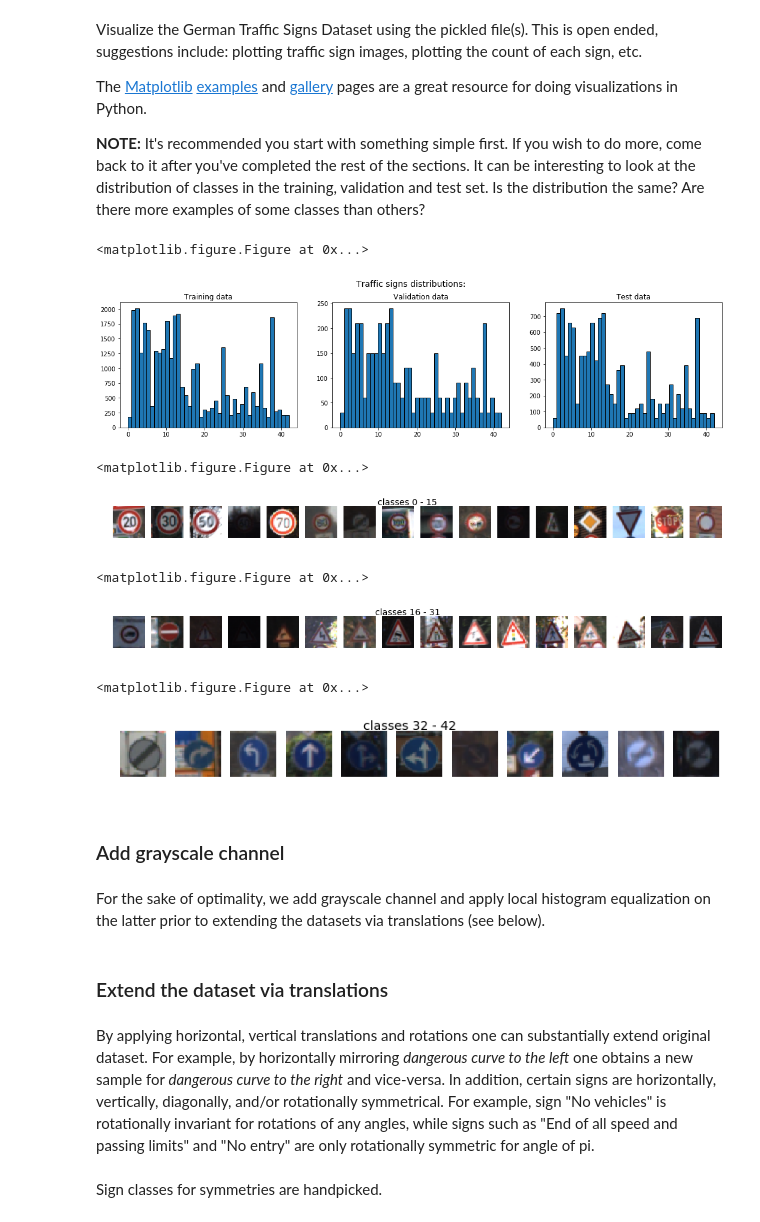
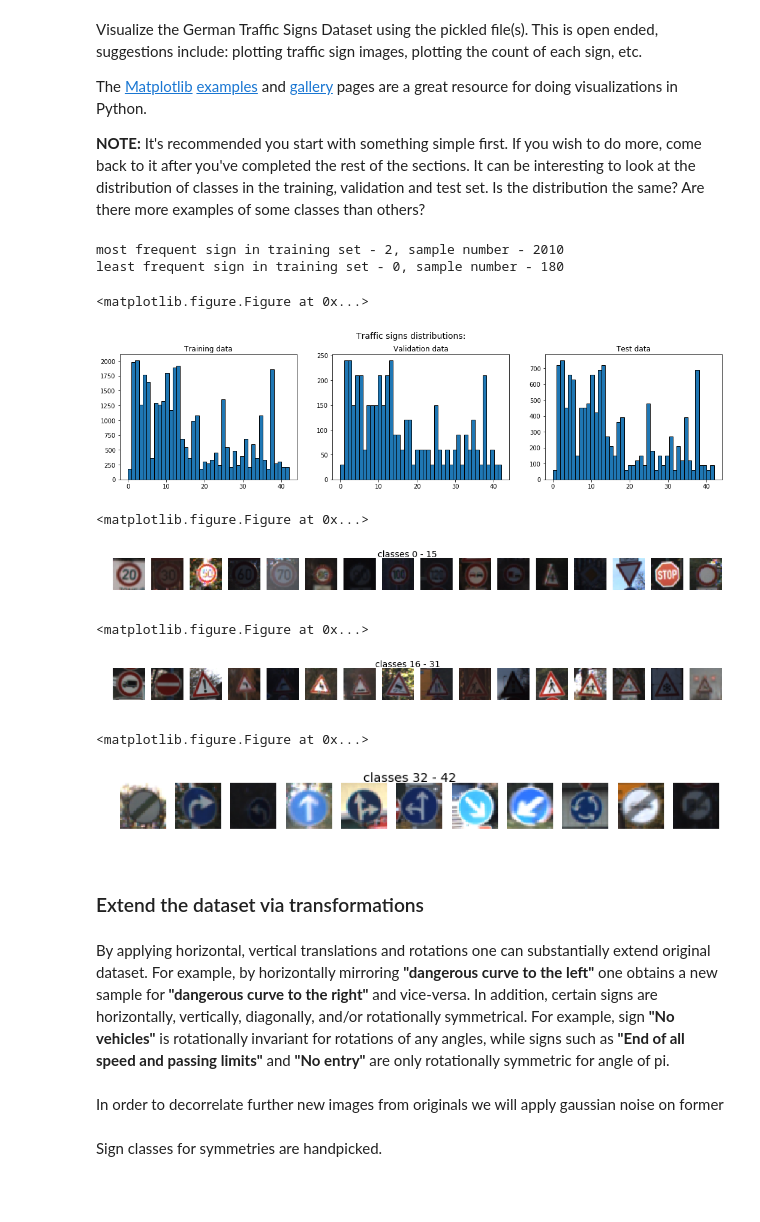
Before and after one commit to MaxEtzo/SDC-Traffic-Signs-Classifier, a Jupyter notebook: Traffic_Sign_Classifier.ipynb, the cells around one changed output. Saved outputs shown, nothing was run; the diff lists cells and outputs as text; code cells hidden in the pictures; blank space fills up the shorter version.

```diff
--- a/Traffic_Sign_Classifier.ipynb
+++ b/Traffic_Sign_Classifier.ipynb
@@ -43,9 +43,10 @@ with open('signnames.csv', newline='') as csvfile:
     for row in reader:
         sign_dict[int(row['ClassId'])] = row['SignName']
 
-X_train, y_train = np.uint8(train['features']), train['labels']
-X_valid, y_valid = np.uint8(valid['features']), valid['labels']
-X_test, y_test = np.uint8(test['features']), test['labels']
+# proper float32 format - the range between 0.0 and 1.0
+X_train, y_train = np.float32(train['features']) / 255, train['labels']
+X_valid, y_valid = np.float32(valid['features']) / 255, valid['labels']
+X_test, y_test   = np.float32(test['features'])  / 255, test['labels']
 # %% [markdown]
 ---
 
@@ -104,72 +105,68 @@ The [Matplotlib](http://matplotlib.org/) [examples](http://matplotlib.org/exampl
 img_h = 1.1
 img_no = 16 # per row
 
-def random_img(class_id, n_random = img_no):
+def random_img(X, y, class_id, img_sh = 1.1, n_random = img_no):
     plt.figure(class_id)
-    fig, axs = plt.subplots(ncols=n_random, figsize=(n_random*img_h, img_h))
+    fig, axs = plt.subplots(ncols=n_random, figsize=(n_random*img_sh, img_sh))
     fig.suptitle('{} random samples for class {} - {}'.format(n_random, class_id, sign_dict[class_id]), fontsize=14)
-    X_rand = X_train[np.random.choice([idx for idx in range(n_train) if y_train[idx] == class_id], n_random),:]
+    X_rand = X[np.random.choice([idx for idx in range(len(y)) if y[idx] == class_id], n_random),:]
     for i in range(n_random):
         axs[i].imshow(X_rand[i])
         axs[i].axis('off')
 
-def draw_range(i, cnt):
+def draw_range(X, y, i, cnt):
     plt.figure('{}-{}'.format(i, i + cnt - 1))
     fig, axs = plt.subplots(ncols=cnt, figsize=(cnt*img_h, img_h))
     fig.suptitle('classes {} - {}'.format(i,i+cnt-1), fontsize=14)
     for j in range(cnt):
-        X_rand = X_train[np.random.choice([idx for idx in range(n_train) if y_train[idx] == i + j], 1)]
+        X_rand = X[np.random.choice([idx for idx in range(len(y)) if y[idx] == i + j], 1)]
         axs[j].imshow(X_rand[0])
         axs[j].axis('off')
 
-def draw_all():
+def draw_all(X, y):
     row_no = n_classes//img_no
     for i in range(row_no):
-        draw_range(i*img_no, img_no)
-    draw_range(img_no*row_no, n_classes-img_no*row_no)
+        draw_range(X, y, i*img_no, img_no)
+    draw_range(X, y, img_no*row_no, n_classes-img_no*row_no)
 # %%
 ### Data exploration visualization code goes here.
 ### Feel free to use as many code cells as needed.
 import matplotlib.pyplot as plt
+from collections import Counter
 # Visualizations will be shown in the notebook.
 %matplotlib inline
 
 plt.figure('hist')
 fig, (ax0, ax1, ax2) = plt.subplots(ncols=3, figsize=(18, 4))
 fig.suptitle('Traffic signs distributions:', fontsize=14)
 bins = ax0.hist(y_train, bins=n_classes, edgecolor='black')[0]
 ax0.set_title('Training data')
 
 ax1.hist(y_valid, bins=n_classes, edgecolor='black')
 ax1.set_title('Validation data')
 
 ax2.hist(y_test, bins=n_classes, edgecolor='black')
 ax2.set_title('Test data')
 fig.subplots_adjust(top=0.85)
 
-# identify the most and the leaste frequent classses in training dataset
-max_class = min_class = 0
-min_cnt = 1000000
-max_cnt = 0
-for i in range(n_classes):
-    if bins[i] > max_cnt:
-        max_cnt = bins[i]
-        max_class = i
-    if bins[i] < min_cnt:
-        min_cnt = bins[i]
-        min_class = i
+c = Counter(y_train)
+max_id = max(c, key=c.get)
+min_id = min(c, key=c.get)
+max_cnt = c[max_id]
+min_cnt = c[min_id]
 
-draw_all()
+print("most frequent sign in training set - {}, sample number - {}".format(max_id, max_cnt))
+print("least frequent sign in training set - {}, sample number - {}".format(min_id, min_cnt))
+
+draw_all(X_train, y_train)
 # %% [output]
-<matplotlib.figure.Figure at 0x...>
+most frequent sign in training set - 2, sample number - 2010
+least frequent sign in training set - 0, sample number - 180
+<matplotlib.figure.Figure at 0x...>
 [figure]
-<matplotlib.figure.Figure at 0x...>
+<matplotlib.figure.Figure at 0x...>
-[figure, old version]
+[figure, new version]
-<matplotlib.figure.Figure at 0x...>
+<matplotlib.figure.Figure at 0x...>
-[figure, old version]
+[figure, new version]
-<matplotlib.figure.Figure at 0x...>
+<matplotlib.figure.Figure at 0x...>
-[figure, old version]
+[figure, new version]
-# %% [markdown]
-### Add grayscale channel
-# %% [markdown]
-For the sake of optimality, we add grayscale channel and apply local histogram equalization on the latter prior to extending the datasets via translations (see below).
@@ -211,6 +173,6 @@ X_valid = preprocess(X_valid)
 # %% [markdown]
-### Extend the dataset via translations
+### Extend the dataset via transformations
 # %% [markdown]
-By applying horizontal, vertical translations and rotations one can substantially extend original dataset. For example, by horizontally mirroring *dangerous curve to the left* one obtains a new sample for *dangerous curve to the right* and vice-versa. In addition, certain signs are horizontally, vertically, diagonally, and/or rotationally symmetrical. For example, sign "No vehicles" is rotationally invariant for rotations of any angles, while signs such as "End of all speed and passing limits" and "No entry" are only rotationally symmetric for angle of pi.
+By applying horizontal, vertical translations and rotations one can substantially extend original dataset. For example, by horizontally mirroring **"dangerous curve to the left"** one obtains a new sample for **"dangerous curve to the right"** and vice-versa. In addition, certain signs are horizontally, vertically, diagonally, and/or rotationally symmetrical. For example, sign **"No vehicles"** is rotationally invariant for rotations of any angles, while signs such as **"End of all speed and passing limits"** and **"No entry"** are only rotationally symmetric for angle of pi.
 # %%
 ### Functions that return translated copies of original img.
@@ -267,3 +208,5 @@ def rotate270(X):
     return ver_trans(diag_trans_neg(X))
+# %% [markdown]
+In order to decorrelate further new images from originals we will apply gaussian noise on former
 # %%
 ### Function that adds gaussian noise to the data
```
Also changed, not shown: parts of 25 cells of this notebook, 10 other files.
